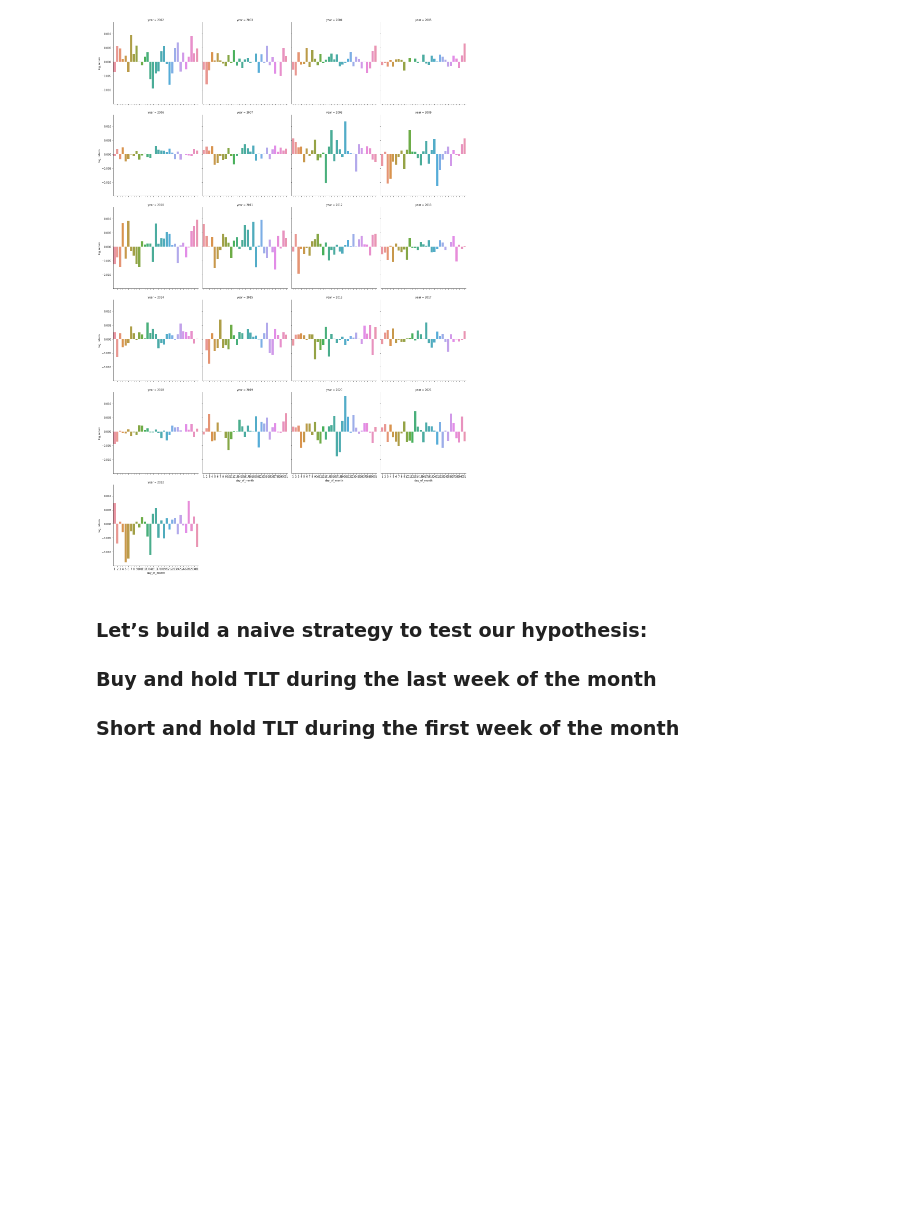
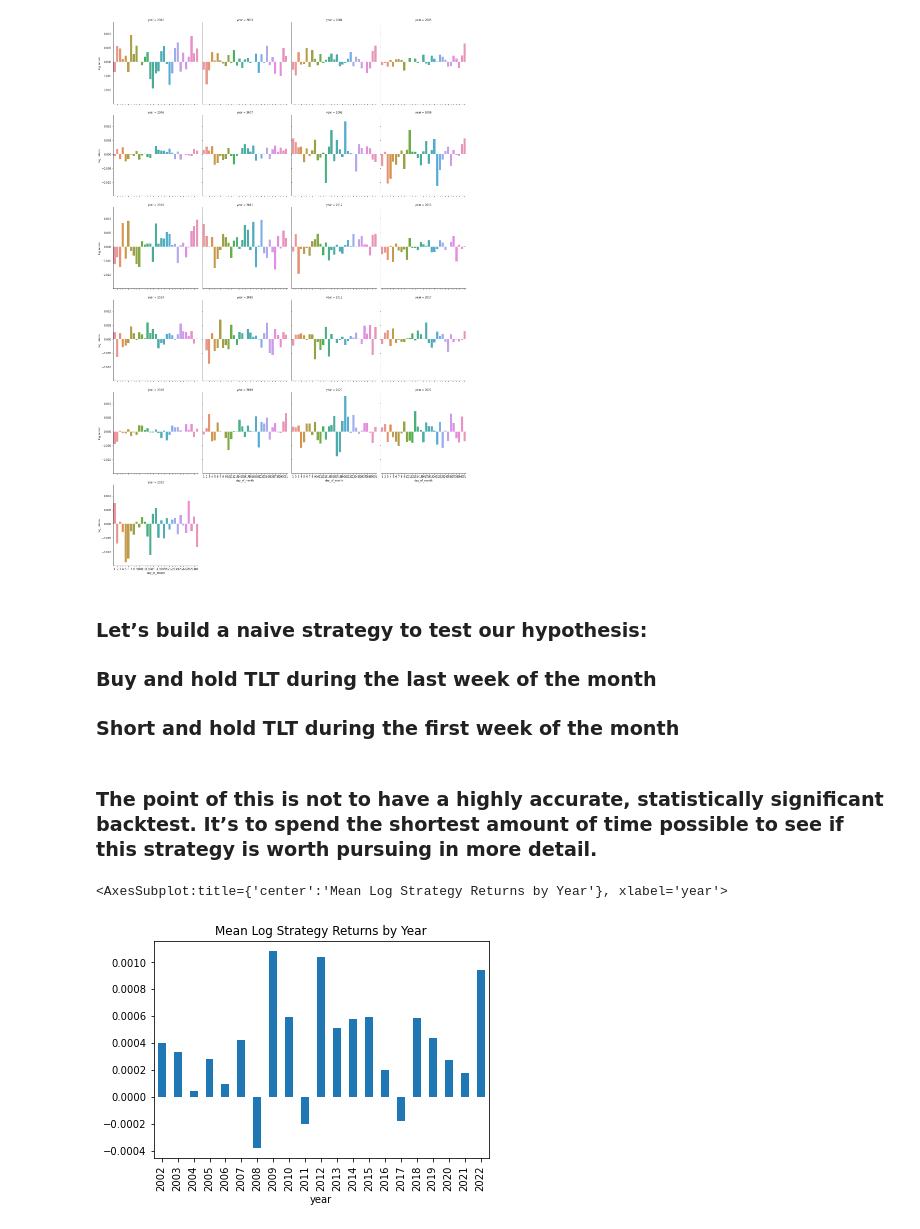
Before and after one commit to fadilparves/trading, a Jupyter notebook: bond/Bond_Buy_Strategy.ipynb, the cells around one changed output. Cells and saved outputs as stored; diff of their text form; code cells hidden in the pictures; blank space fills up the shorter version.

Commit message:
bond simple strategy done

```diff
--- a/bond/Bond_Buy_Strategy.ipynb
+++ b/bond/Bond_Buy_Strategy.ipynb
@@ -59,3 +59,10 @@ tlt['last_week_returns'] = 0.0
 tlt.loc[tlt['day_of_month'] >= 23, "last_week_returns"] = tlt[tlt['day_of_month'] >= 23]['log_return']
 
 tlt['last_week_less_first_week'] = tlt['last_week_returns'] - tlt['first_week_returns']
+# %% [markdown]
+### The point of this is not to have a highly accurate, statistically significant backtest. It’s to spend the shortest amount of time possible to see if this strategy is worth pursuing in more detail.
+# %%
+tlt.groupby("year")['last_week_less_first_week'].mean().plot.bar(title="Mean Log Strategy Returns by Year")
+# %% [output]
+<AxesSubplot:title={'center':'Mean Log Strategy Returns by Year'}, xlabel='year'>
+[figure, added]
```
Also changed, not shown: parts of 3 cells of this notebook.
